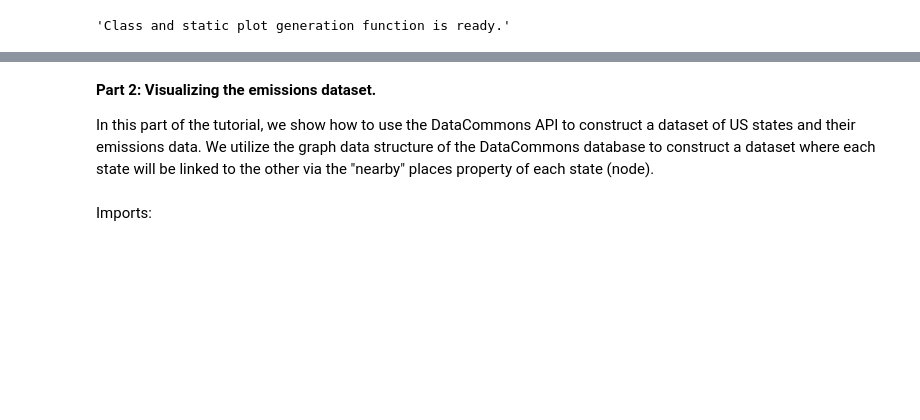
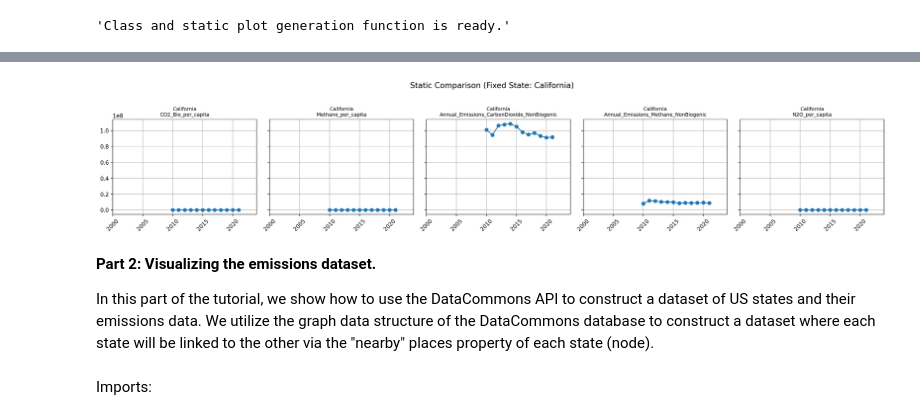
Before and after one commit to Nastiiasaenko/Data-Commons-, a Jupyter notebook: 02_environmental_exploration.ipynb, the cells around one changed output, grey strips where cells are left out. Cells and saved outputs as stored; diff of their text form; code cells hidden in the pictures; blank space fills up the shorter version.

```diff
--- a/02_environmental_exploration.ipynb
+++ b/02_environmental_exploration.ipynb
@@ -907,3 +904,43 @@ display(HTML(html_combined))
+# %%
+import matplotlib.pyplot as plt
+
+# --------------------------
+# ⚙️ SETTINGS (Customize here)
+# --------------------------
+
+# ✅ FIXED STATE across multiple metrics
+fixed_state = "California"  # 👈 change to fix a different state
+metrics_to_plot = [
+    "CO2_Bio_per_capita",
+    "Methane_per_capita",
+    "Annual_Emissions_CarbonDioxide_NonBiogenic",
+    "Annual_Emissions_Methane_NonBiogenic",
+    "N2O_per_capita"
+]
+
+# ✅ OR, FIXED METRIC across multiple states
+# fixed_metric = "Methane_per_capita"
+# states_to_plot = ["California", "Texas", "New York", "Florida", "Illinois"]
+
+# --------------------------
+# 📊 STATIC PLOTS SIDE BY SIDE
+# --------------------------
+
+fig, axs = plt.subplots(1, len(metrics_to_plot), figsize=(20, 4), sharey=True)
+
+for i, metric in enumerate(metrics_to_plot):
+    data = df_wide[df_wide["Name"] == fixed_state]
+    axs[i].plot(data["Year"], data[metric], marker='o', color='tab:blue')
+    axs[i].set_title(f"{fixed_state}\n{metric}", fontsize=9)
+    axs[i].set_xlim(2000, data["Year"].max())
+    axs[i].tick_params(axis='x', rotation=45)
+    axs[i].grid(True)
+
+fig.suptitle(f"Static Comparison (Fixed State: {fixed_state})", fontsize=14)
+plt.tight_layout(rect=[0, 0, 1, 0.95])
+plt.show()
+# %% [output]
+[figure, added]
 # %% [markdown]
 **Part 2: Visualizing the emissions dataset.**
 
```
Also changed, not shown: parts of 7 cells of this notebook.
